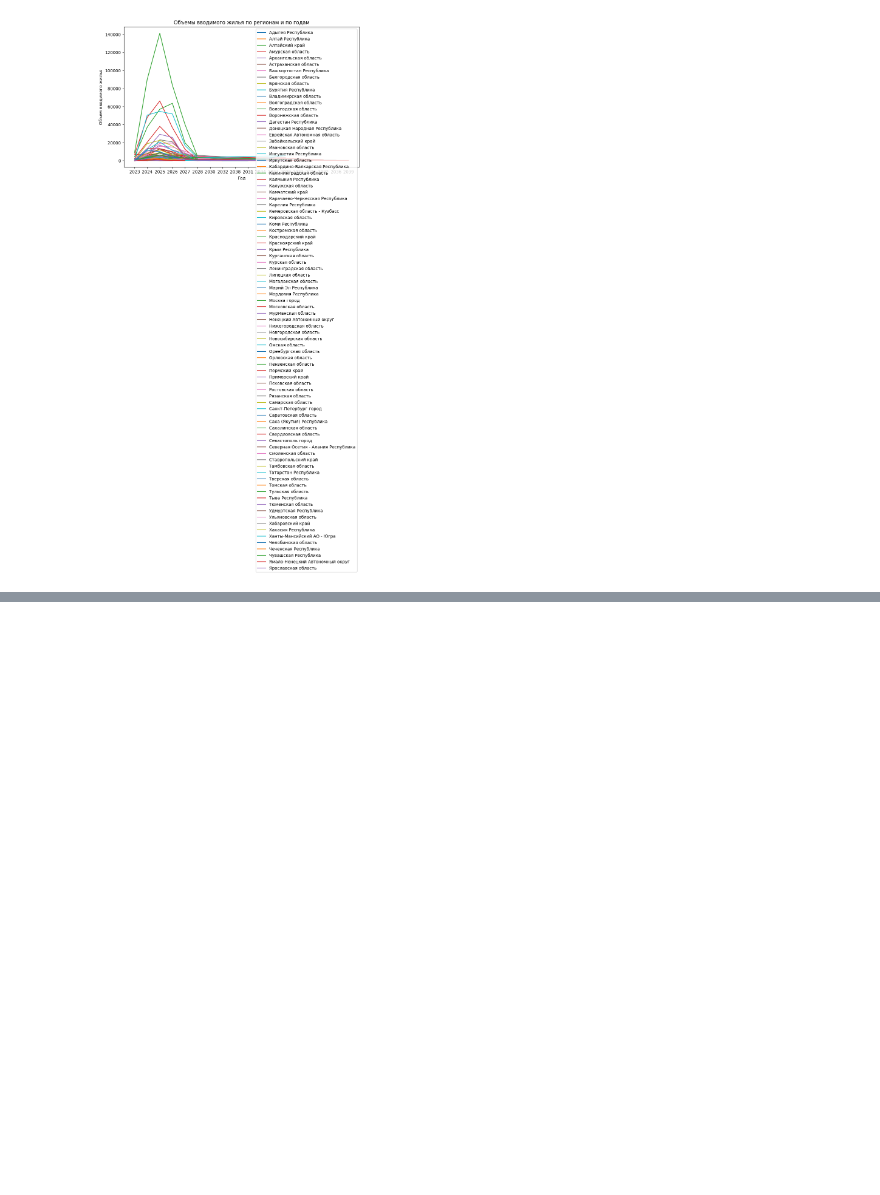
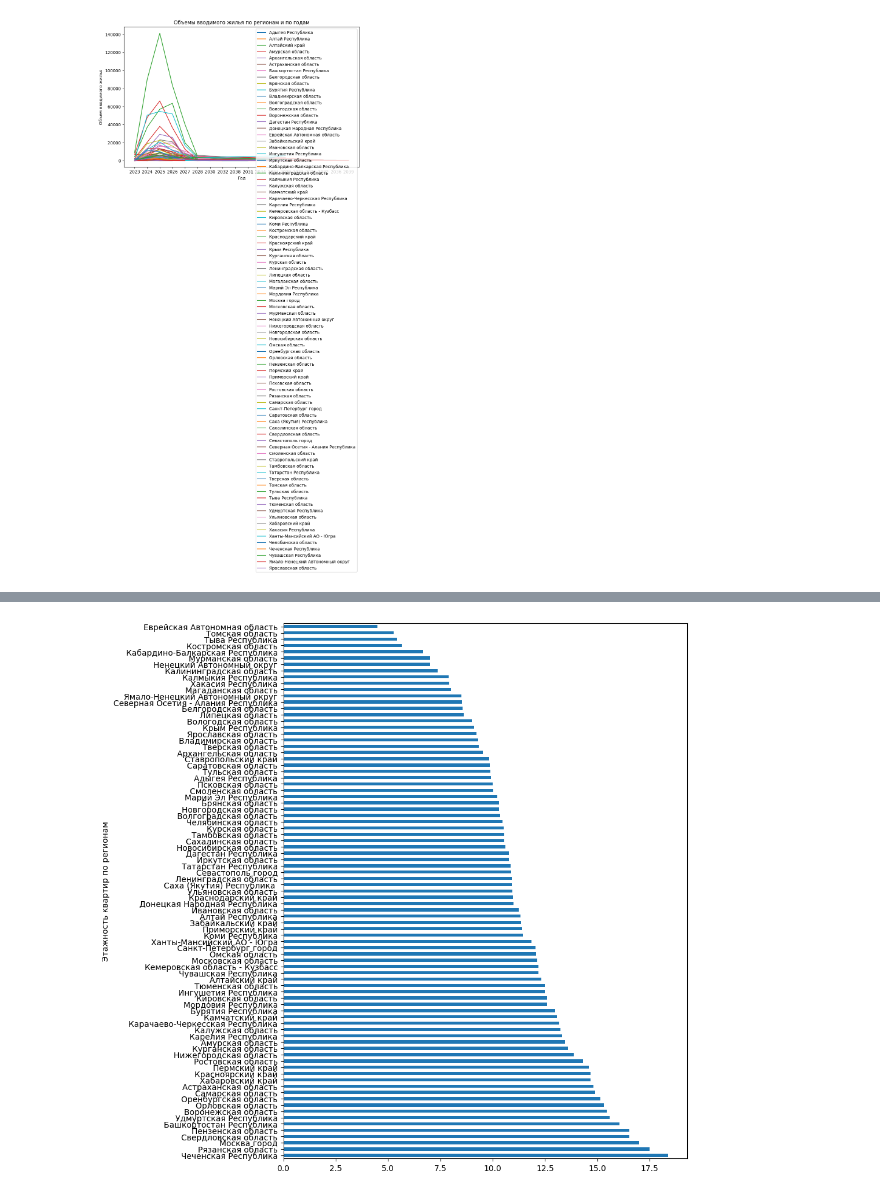
Before and after one commit to Vladislav-7-AV/teach-scool-ds, a Jupyter notebook: Hometask/Task3_dmrf_OOP.ipynb, the cells around one changed output, grey strips where cells are left out. Cells and saved outputs as stored; diff of their text form; code cells hidden in the pictures; blank space fills up the shorter version.

```diff
--- a/Hometask/Task3_dmrf_OOP.ipynb
+++ b/Hometask/Task3_dmrf_OOP.ipynb
@@ -136,6 +135,33 @@ class Plotter:
         plt.title('Объемы вводимого жилья по регионам и по годам')
         plt.legend()
         plt.show()
+
+    def plot_bar3(self):
+        import matplotlib.pyplot as plt
+        rcParams['figure.figsize'] = 9,12
+        self.data.plot(kind='barh')
+        plt.show()
+
+class PlotterRound:
+    '''Построение круговых диаграмм'''
+    def __init__(self, data ,limit ,values, names, title):
+        self.data = data
+        self.limit = limit
+        self.values = values
+        self.names = names
+        self.title = title
+
+    def round_px(self):
+        import plotly.express as px
+        self.data.loc[self.data[self.values] < self.limit, 'developer.regRegionDesc'] = 'Другие регионы'
+        fig = px.pie(self.data, values = self.values, names = self.names, title = self.title)
+        fig.show()
+
+    # def pr(self):
+    #     print(f'self.data = {self.data}')
+    #     print(f'self.values = {self.values}')
+    #     print(f'self.names = {self.names}')
+    #     print(f'self.titl = {self.titl}')
 # %%
 df = df_dl [['region', 'developer.regRegionDesc'  , 'objPriceAvg', 'objElemLivingCnt']]
 df.head(2)
@@ -169,0 +193,13 @@ plt2.plot_bar2()
+# %%
+df3 = df_dl
+df3['totalPrice'] = df3['objPriceAvg'] * df3['objElemLivingCnt']
+df3 = df3[['region', 'developer.regRegionDesc', 'objPriceAvg', 'objFloorCnt'
+                , 'objFlatCnt', 'objElemParkingCnt', 'objElemLivingCnt', 'totalPrice']]
+# %%
+grouped_floor = df3.groupby(['developer.regRegionDesc'])['objFloorCnt'].mean()
+grouped_floor.index.name = "Этажность квартир по регионам"
+
+plt_floor = Plotter(grouped_floor, None)
+plt_floor.plot_bar1()
+# %% [output]
+[figure, added]
```
Also changed, not shown: parts of 6 cells of this notebook.
